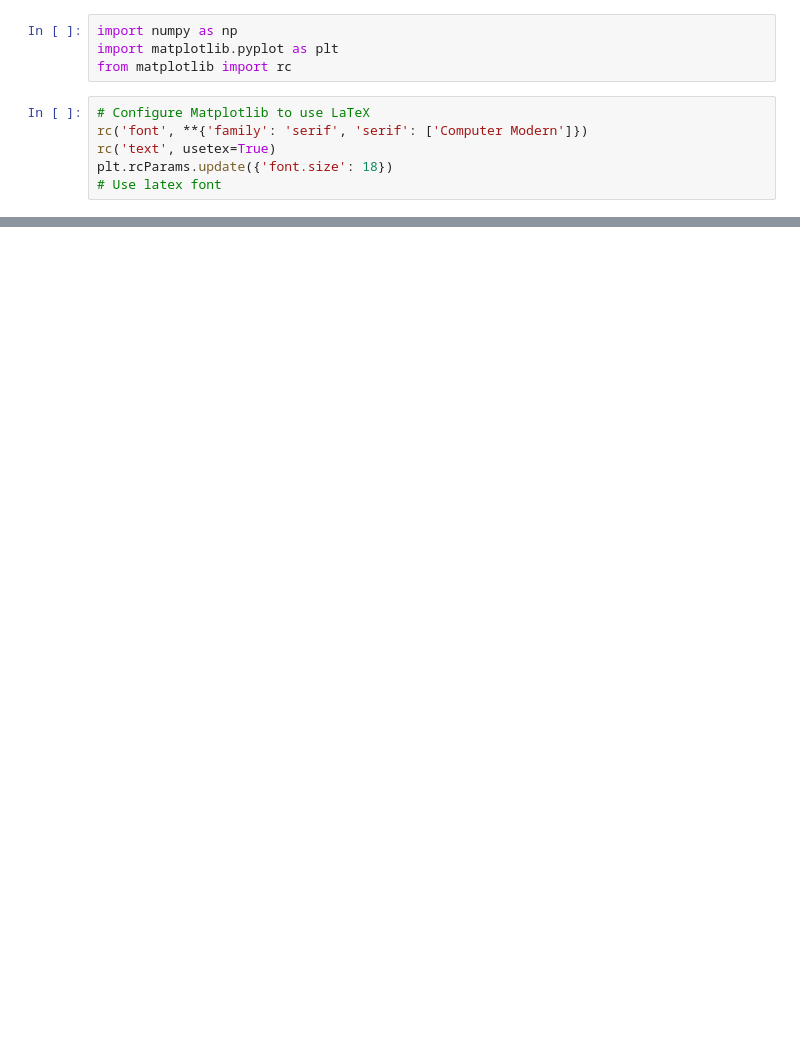
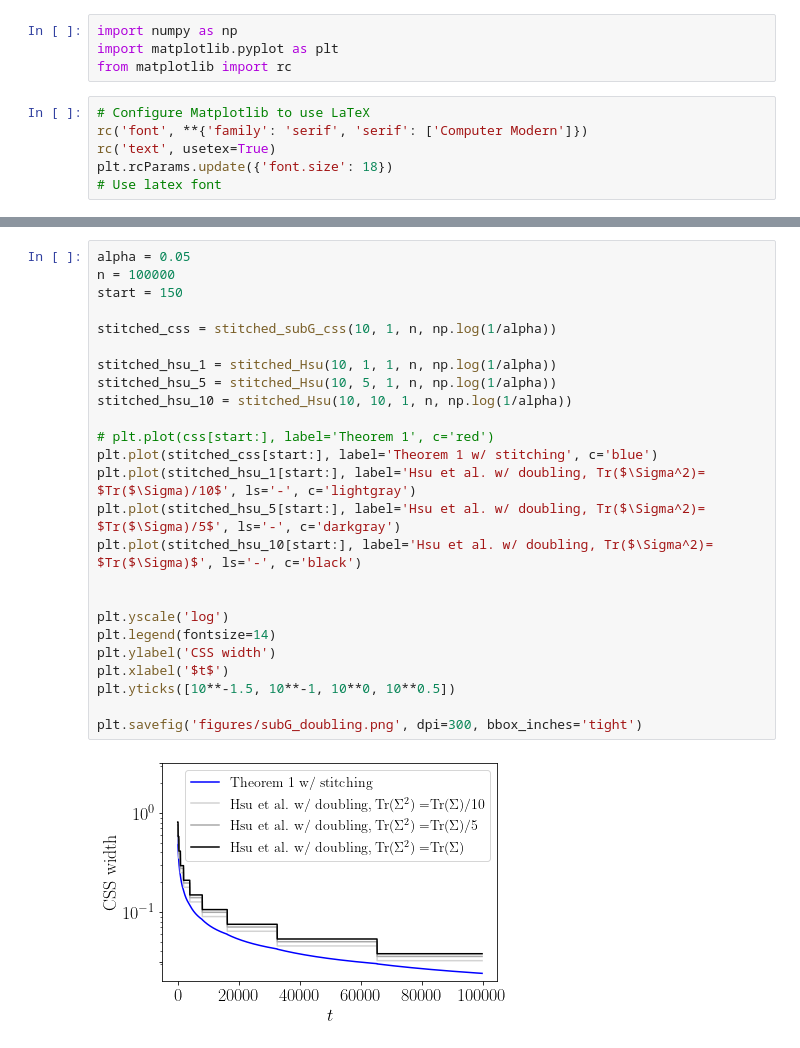
Before and after one commit to bchugg/confidence-spheres, a Jupyter notebook: subG.ipynb, the cells around one changed output, grey strips where cells are left out. Saved outputs shown, nothing was run; the diff lists cells and outputs as text; blank space fills up the shorter version.

```diff
--- a/subG.ipynb
+++ b/subG.ipynb
@@ -89,0 +145,27 @@ python(38394) MallocStackLogging: can't turn off malloc stack logging because it
+# %%
+alpha = 0.05
+n = 100000
+start = 150
+
+stitched_css = stitched_subG_css(10, 1, n, np.log(1/alpha))
+
+stitched_hsu_1 = stitched_Hsu(10, 1, 1, n, np.log(1/alpha))
+stitched_hsu_5 = stitched_Hsu(10, 5, 1, n, np.log(1/alpha))
+stitched_hsu_10 = stitched_Hsu(10, 10, 1, n, np.log(1/alpha))
+
+# plt.plot(css[start:], label='Theorem 1', c='red')
+plt.plot(stitched_css[start:], label='Theorem 1 w/ stitching', c='blue')
+plt.plot(stitched_hsu_1[start:], label='Hsu et al. w/ doubling, Tr($\Sigma^2)= $Tr($\Sigma)/10$', ls='-', c='lightgray')
+plt.plot(stitched_hsu_5[start:], label='Hsu et al. w/ doubling, Tr($\Sigma^2)= $Tr($\Sigma)/5$', ls='-', c='darkgray')
+plt.plot(stitched_hsu_10[start:], label='Hsu et al. w/ doubling, Tr($\Sigma^2)= $Tr($\Sigma)$', ls='-', c='black')
+
+
+plt.yscale('log')
+plt.legend(fontsize=14)
+plt.ylabel('CSS width')
+plt.xlabel('$t$')
+plt.yticks([10**-1.5, 10**-1, 10**0, 10**0.5])
+
+plt.savefig('figures/subG_doubling.png', dpi=300, bbox_inches='tight')
+# %% [output]
+[figure, added]
```
Also changed, not shown: parts of 3 cells of this notebook, 2 other files.
